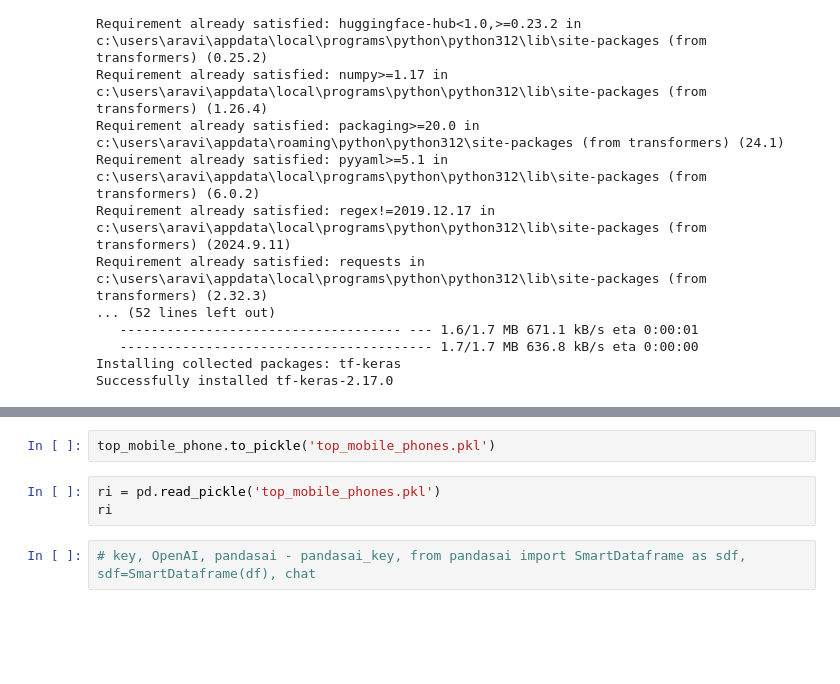
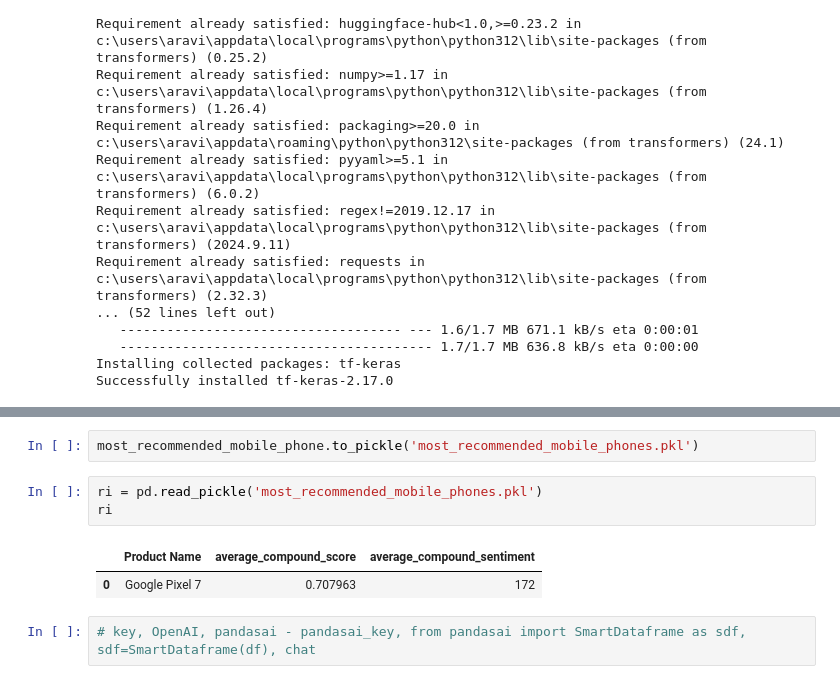
Before and after one commit to AravindhKumarA9/Flipkart_recommendation_using_mobile_review_LLM, a Jupyter notebook: Flipkart_Project.ipynb, the cells around one changed output, grey strips where cells are left out. Cells and saved outputs as stored; diff of their text form; blank space fills up the shorter version.

```diff
--- a/Flipkart_Project.ipynb
+++ b/Flipkart_Project.ipynb
@@ -1033,8 +906,11 @@ for _, row in top_mobile_phones.iterrows():
 # %%
-top_mobile_phone.to_pickle('top_mobile_phones.pkl')
+most_recommended_mobile_phone.to_pickle('most_recommended_mobile_phones.pkl')
 # %%
-ri = pd.read_pickle('top_mobile_phones.pkl')
+ri = pd.read_pickle('most_recommended_mobile_phones.pkl')
 ri
+# %% [output]
+|  | Product Name | average_compound_score | average_compound_sentiment |
+| 0 | Google Pixel 7 | 0.707963 | 172 |
 # %%
 # key, OpenAI, pandasai - pandasai_key, from pandasai import SmartDataframe as sdf, sdf=SmartDataframe(df), chat
 # %% [markdown]
```
Also changed, not shown: parts of 20 cells of this notebook.
